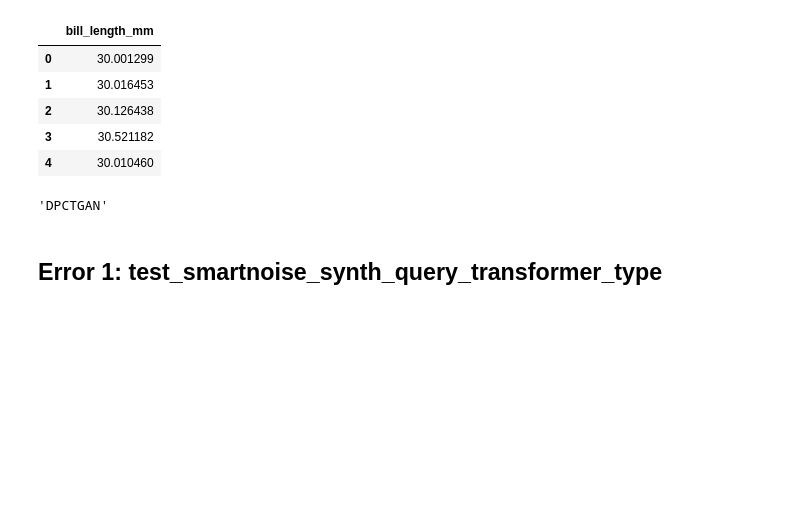
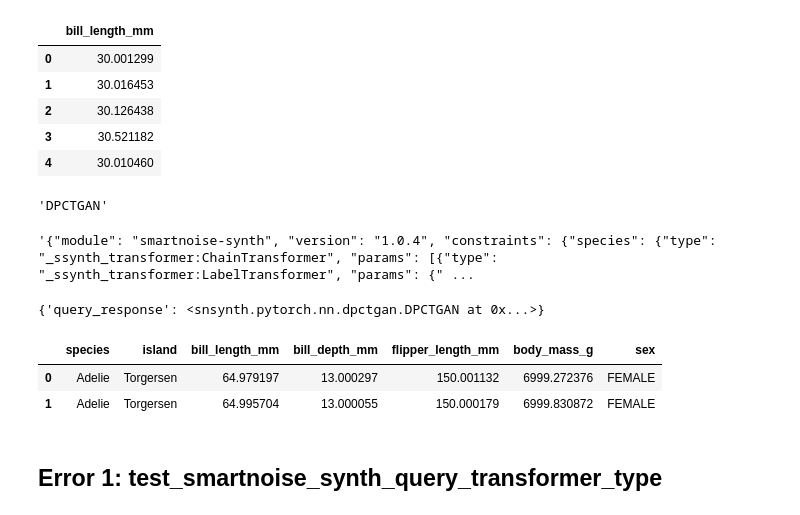
Before and after one commit to dscc-admin-ch/lomas, a Jupyter notebook: client/notebooks/SmartnoiseSynth.ipynb, the cells around one changed output. Saved outputs shown, nothing was run; the diff lists cells and outputs as text; code cells hidden in the pictures; blank space fills up the shorter version.

Commit message:
add test for constraints

```diff
--- a/client/notebooks/SmartnoiseSynth.ipynb
+++ b/client/notebooks/SmartnoiseSynth.ipynb
@@ -81,6 +81,51 @@ model.sample(5)
 model.__class__.__name__
 # %% [output]
 'DPCTGAN'
+# %%
+from snsynth.transform import ChainTransformer, LabelTransformer, MinMaxTransformer, OneHotEncoder
+from smartnoise_synth_logger import serialise_constraints
+
+constraints = {
+   'species': ChainTransformer([LabelTransformer(nullable=True), OneHotEncoder()]),
+   'island': ChainTransformer([LabelTransformer(nullable=True), OneHotEncoder()]),
+   'bill_length_mm': MinMaxTransformer(lower=30.0, upper=65.0, nullable=True),
+   'bill_depth_mm': MinMaxTransformer(lower=13.0, upper=23.0, nullable=True),
+   'flipper_length_mm': MinMaxTransformer(lower=150.0, upper=250.0, nullable=True),
+   'body_mass_g': MinMaxTransformer(lower=2000.0, upper=7000.0, nullable=True),
+   'sex': ChainTransformer([LabelTransformer(nullable=True), OneHotEncoder()]),
+}
+# %%
+c = serialise_constraints(constraints)
+c
+# %% [output]
+'{"module": "smartnoise-synth", "version": "1.0.4", "constraints": {"species": {"type": "_ssynth_transformer:ChainTransformer", "params": [{"type": "_ssynth_transformer:LabelTransformer", "params": {" ...
+# %%
+res = client.smartnoise_synth_query(
+    synth_name="dpctgan",
+    epsilon= 2.0,
+    delta = 0.0001,
+    select_cols = [],
+    synth_params = {
+        "embedding_dim": 128,
+        "generator_dim": (256, 256),
+        "discriminator_dim": (256, 256),
+        "batch_size": 2
+    },
+    nullable = True,
+    constraints = constraints,
+    table_transformer_style = "gan",
+    dummy = True
+)
+res
+# %% [output]
+{'query_response': <snsynth.pytorch.nn.dpctgan.DPCTGAN at 0x...>}
+# %%
+model = res["query_response"]
+model.sample(2)
+# %% [output]
+|  | species | island | bill_length_mm | bill_depth_mm | flipper_length_mm | body_mass_g | sex |
+| 0 | Adelie | Torgersen | 64.979197 | 13.000297 | 150.001132 | 6999.272376 | FEMALE |
+| 1 | Adelie | Torgersen | 64.995704 | 13.000055 | 150.000179 | 6999.830872 | FEMALE |
 # %% [markdown]
 ## Error 1: test_smartnoise_synth_query_transformer_type
 # %%
```
Also changed, not shown: parts of 3 cells of this notebook, 3 other files.
